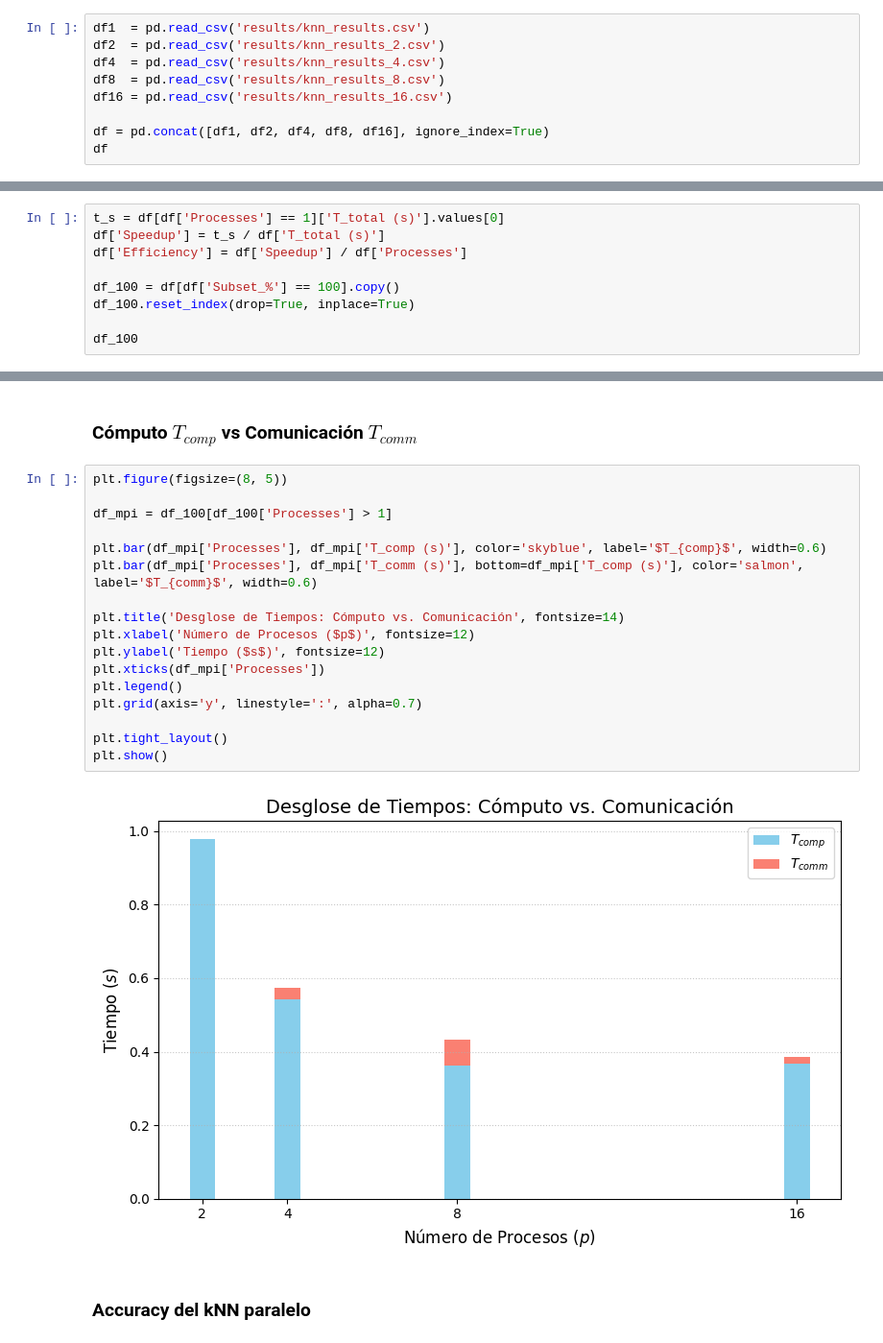
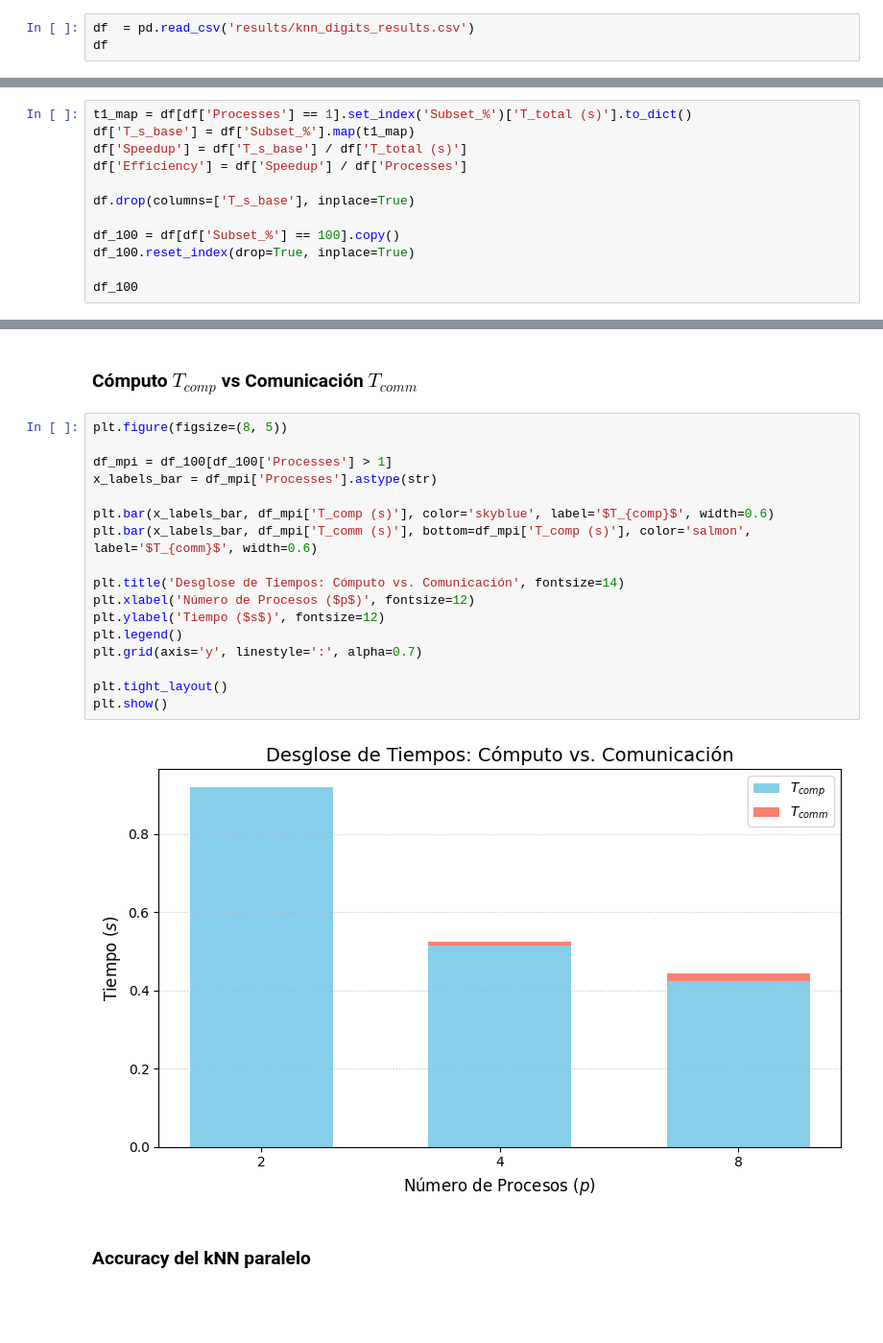
Before and after one commit to JoseFrancisc0/CPD_Proyecto5_kNN, a Jupyter notebook: analisis.ipynb, the cells around one changed output, grey strips where cells are left out. Shown at 96% size. Cells and saved outputs as stored; diff of their text form; blank space fills up the shorter version.

```diff
--- a/analisis.ipynb
+++ b/analisis.ipynb
@@ -5,13 +5,7 @@ import numpy as np
 import pandas as pd
 import matplotlib.pyplot as plt
 # %%
-df1  = pd.read_csv('results/knn_results.csv')
-df2  = pd.read_csv('results/knn_results_2.csv')
-df4  = pd.read_csv('results/knn_results_4.csv')
-df8  = pd.read_csv('results/knn_results_8.csv')
-df16 = pd.read_csv('results/knn_results_16.csv')
-
-df = pd.concat([df1, df2, df4, df8, df16], ignore_index=True)
+df  = pd.read_csv('results/knn_digits_results.csv')
 df
 # %% [output]
 |  | Processes | Subset_% | N_train | N_test | T_comp (s) | T_comm (s) | T_total (s) | GFLOP/s | Accuracy |
@@ -35,7 +28,10 @@ df
 # %%
-t_s = df[df['Processes'] == 1]['T_total (s)'].values[0]
-df['Speedup'] = t_s / df['T_total (s)']
+t1_map = df[df['Processes'] == 1].set_index('Subset_%')['T_total (s)'].to_dict()
+df['T_s_base'] = df['Subset_%'].map(t1_map)
+df['Speedup'] = df['T_s_base'] / df['T_total (s)']
 df['Efficiency'] = df['Speedup'] / df['Processes']
+
+df.drop(columns=['T_s_base'], inplace=True)
 
 df_100 = df[df['Subset_%'] == 100].copy()
 df_100.reset_index(drop=True, inplace=True)
@@ -71,22 +67,22 @@ plt.show()
 # %%
 plt.figure(figsize=(8, 5))
 
 df_mpi = df_100[df_100['Processes'] > 1]
+x_labels_bar = df_mpi['Processes'].astype(str)
 
-plt.bar(df_mpi['Processes'], df_mpi['T_comp (s)'], color='skyblue', label='$T_{comp}$', width=0.6)
-plt.bar(df_mpi['Processes'], df_mpi['T_comm (s)'], bottom=df_mpi['T_comp (s)'], color='salmon', label='$T_{comm}$', width=0.6)
+plt.bar(x_labels_bar, df_mpi['T_comp (s)'], color='skyblue', label='$T_{comp}$', width=0.6)
+plt.bar(x_labels_bar, df_mpi['T_comm (s)'], bottom=df_mpi['T_comp (s)'], color='salmon', label='$T_{comm}$', width=0.6)
 
 plt.title('Desglose de Tiempos: Cómputo vs. Comunicación', fontsize=14)
 plt.xlabel('Número de Procesos ($p$)', fontsize=12)
 plt.ylabel('Tiempo ($s$)', fontsize=12)
-plt.xticks(df_mpi['Processes'])
 plt.legend()
 plt.grid(axis='y', linestyle=':', alpha=0.7)
 
 plt.tight_layout()
 plt.show()
 # %% [output]
-[figure, old version]
+[figure, new version]
 # %% [markdown]
 ### Accuracy del kNN paralelo
 # %%
```
Also changed, not shown: parts of 8 cells of this notebook, 1 other file.
